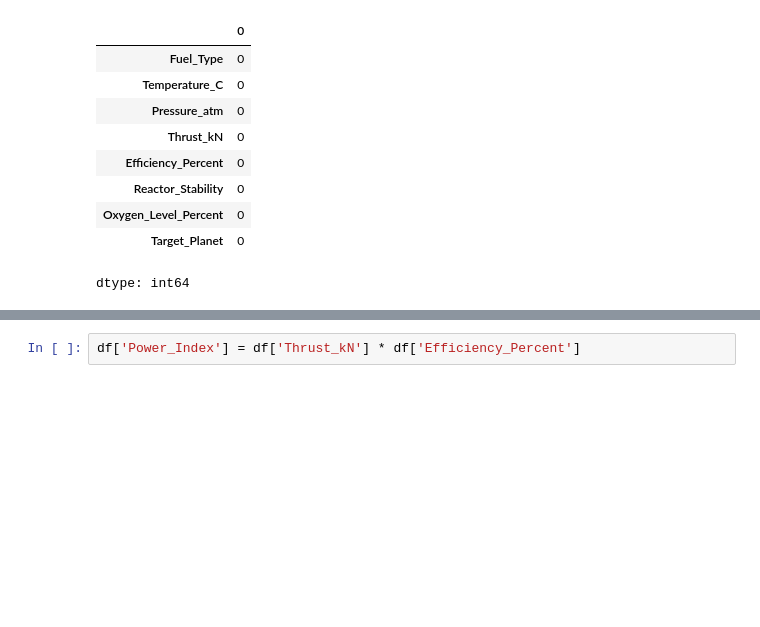
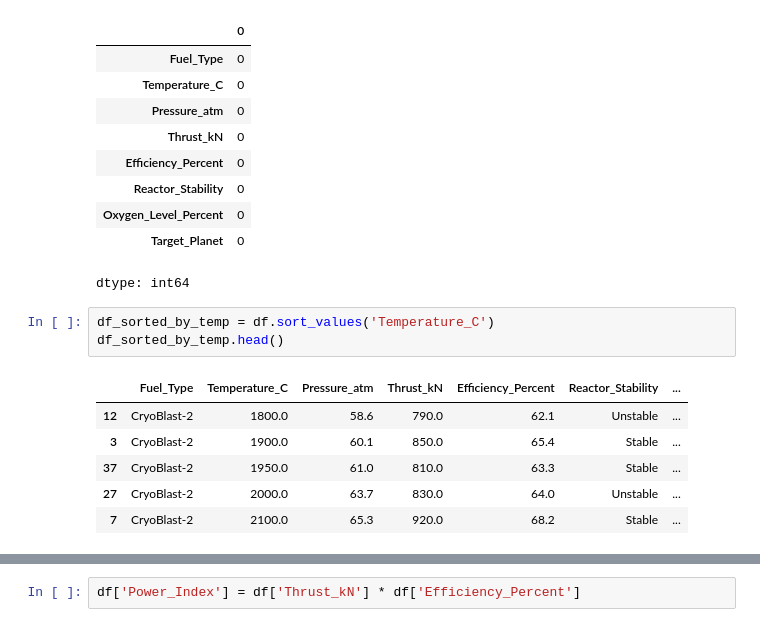
Before and after one commit to abhinavverma0907/SOC-2026-Encryption-and-Decryption, a Jupyter notebook: Week_0/Assignment_1/Q2_Rocket_Fuel_Data_Analysis.ipynb, the cells around one changed output, grey strips where cells are left out. Saved outputs shown, nothing was run; the diff lists cells and outputs as text; blank space fills up the shorter version.

```diff
--- a/Week_0/Assignment_1/Q2_Rocket_Fuel_Data_Analysis.ipynb
+++ b/Week_0/Assignment_1/Q2_Rocket_Fuel_Data_Analysis.ipynb
@@ -101,4 +101,14 @@ df.isna().sum()
 | Oxygen_Level_Percent | 0 |
 | Target_Planet | 0 |
 dtype: int64
+# %%
+df_sorted_by_temp = df.sort_values('Temperature_C')
+df_sorted_by_temp.head()
+# %% [output]
+|  | Fuel_Type | Temperature_C | Pressure_atm | Thrust_kN | Efficiency_Percent | Reactor_Stability | ... |
+| 12 | CryoBlast-2 | 1800.0 | 58.6 | 790.0 | 62.1 | Unstable | ... |
+| 3 | CryoBlast-2 | 1900.0 | 60.1 | 850.0 | 65.4 | Stable | ... |
+| 37 | CryoBlast-2 | 1950.0 | 61.0 | 810.0 | 63.3 | Stable | ... |
+| 27 | CryoBlast-2 | 2000.0 | 63.7 | 830.0 | 64.0 | Unstable | ... |
+| 7 | CryoBlast-2 | 2100.0 | 65.3 | 920.0 | 68.2 | Stable | ... |
 # %%
```
Also changed, not shown: parts of 4 cells of this notebook.
